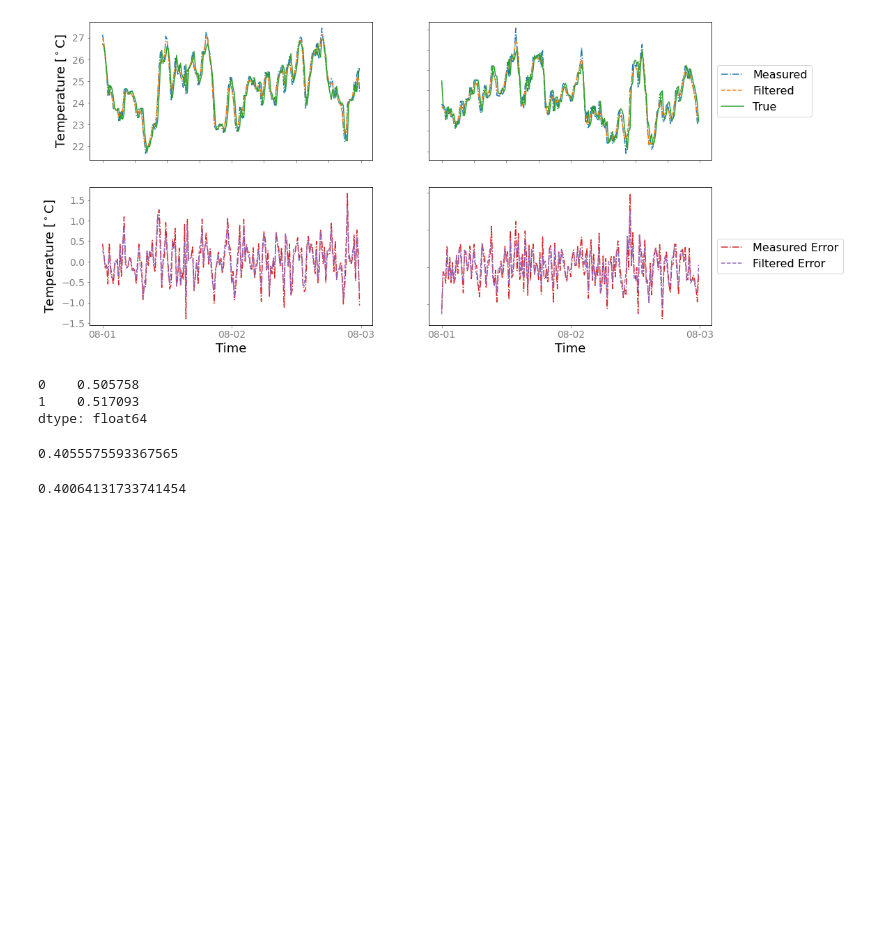
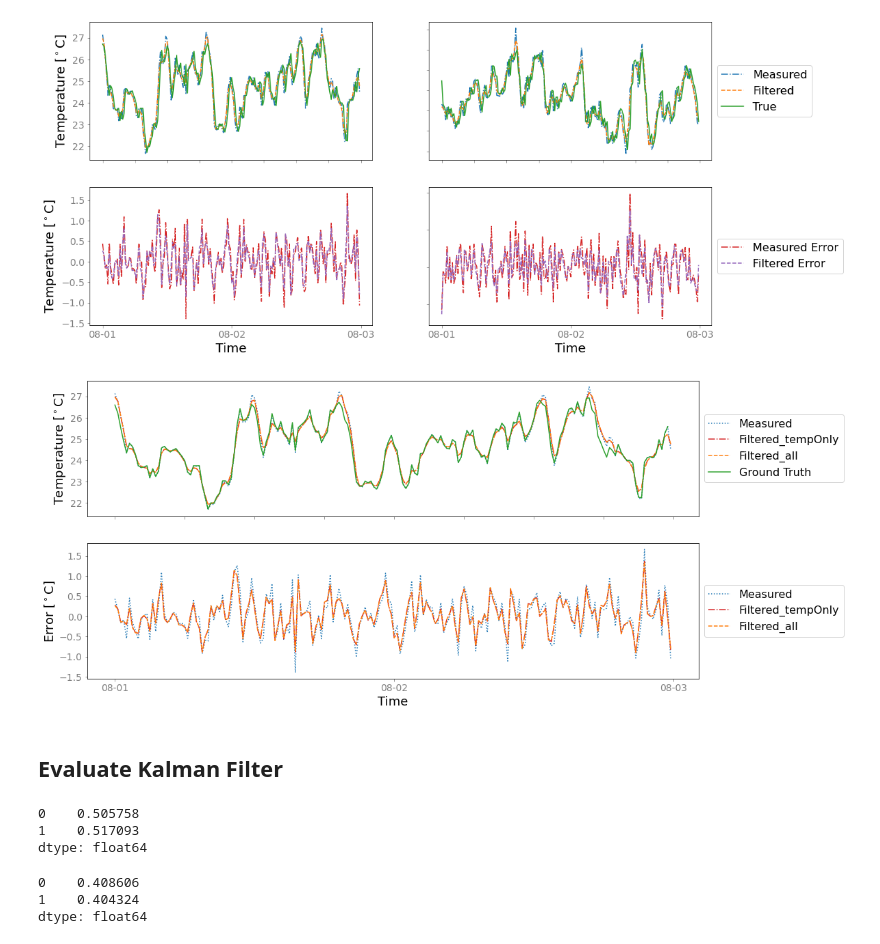
Before and after one commit to LBNL-ETA/AlphaBuilding-ResCommunity, a Jupyter notebook: bin/Section4.1 Kalman_Filter.ipynb, the cells around one changed output. Saved outputs shown, nothing was run; the diff lists cells and outputs as text; code cells hidden in the pictures; blank space fills up the shorter version.

```diff
--- a/bin/Section4.1 Kalman_Filter.ipynb
+++ b/bin/Section4.1 Kalman_Filter.ipynb
@@ -35,7 +36,7 @@ def generate_fig_name(fig_name):
     Generate the figure path and name
     To be used by plt.savefig function
     '''
-    return '{}/results/fig/other_heat_gain/{}'.format(PATH_TO_ROOT, fig_name)
+    return '{}/docs/fig/{}'.format(PATH_TO_ROOT, fig_name)
 # %% [markdown]
 ## Prepare the environment
 # %%
@@ -262,10 +257,10 @@ kf_tempOnly = kf_tempOnly.em(measurements, n_iter=5)
 # %%
-(smoothed_state_means_intHG, smoothed_state_covariances_intHG) = kf_intHG.smooth(measurements)
+(smoothed_state_means_tempOnly, smoothed_state_covariances_tempOnly) = kf_tempOnly.smooth(measurements)
 
-(smoothed_state_means_tempOnly, smoothed_state_covariances_tempOnly) = kf_tempOnly.smooth(measurements)
+(smoothed_state_means_otherHG, smoothed_state_covariances_otherHG) = kf_otherHG.smooth(measurements)
 # %%
 # Plot Kalman Filter
-Error_filter = smoothed_state_means_tempOnly - (T_in.values-Error.values)
+Error_filter_tempOnly = smoothed_state_means_tempOnly - (T_in.values-Error.values)
 
 xtick_frequency = 4
 fig, axs = plt.subplots(2, SAMPLE_SIZE, figsize=(16,8))
@@ -276,7 +271,7 @@ for i in range(SAMPLE_SIZE):
     axs[0,i].plot(T_in.index, T_in[i].values-Error[i].values, label='True', c=default_colors[2])
 
     axs[1,i].plot(T_in.index, Error[i].values, label='Measured Error', c=default_colors[3], linestyle='-.')
-    axs[1,i].plot(T_in.index, Error_filter[:,i], label='Filtered Error', c=default_colors[4], linestyle='--')
+    axs[1,i].plot(T_in.index, Error_filter_tempOnly[:,i], label='Filtered Error', c=default_colors[4], linestyle='--')
 
     axs[1,i].set_xlabel('Time')
 
@@ -302,18 +297,18 @@ plt.savefig(generate_fig_name('filter tempOnly'))
 [figure]
 # %%
 # Plot Kalman Filter
-Error_filter = smoothed_state_means_intHG - (T_in.values-Error.values)
+Error_filter_otherHG = smoothed_state_means_otherHG - (T_in.values-Error.values)
 
 xtick_frequency = 4
 fig, axs = plt.subplots(2, SAMPLE_SIZE, figsize=(16,8))
 
 for i in range(SAMPLE_SIZE):
     axs[0,i].plot(T_in.index, T_in[i].values, label='Measured', c=default_colors[0], linestyle='-.')
-    axs[0,i].plot(T_amb.index, smoothed_state_means_intHG[:,i], label='Filtered', c=default_colors[1], linestyle='--')
+    axs[0,i].plot(T_amb.index, smoothed_state_means_otherHG[:,i], label='Filtered', c=default_colors[1], linestyle='--')
     axs[0,i].plot(T_in.index, T_in[i].values-Error[i].values, label='True', c=default_colors[2])
 
     axs[1,i].plot(T_in.index, Error[i].values, label='Measured Error', c=default_colors[3], linestyle='-.')
-    axs[1,i].plot(T_in.index, Error_filter[:,i], label='Filtered Error', c=default_colors[4], linestyle='--')
+    axs[1,i].plot(T_in.index, Error_filter_otherHG[:,i], label='Filtered Error', c=default_colors[4], linestyle='--')
 
     axs[1,i].set_xlabel('Time')
 
@@ -334,20 +329,53 @@ axs[1,1].legend(loc='center left', bbox_to_anchor=(1, 0.5))
 for ax in fig.get_axes():
     ax.label_outer()
 
-plt.savefig(generate_fig_name('filter intHG'))
+plt.savefig(generate_fig_name('filter otherHG'))
 # %% [output]
 [figure]
-# %%
-Error.std()
-# %% [output]
-0    0.505758
-1    0.517093
-dtype: float64
-# %%
-Error_filter[:,0].std()
-# %% [output]
-0.4055575593367565
-# %%
-Error_filter[:,1].std()
-# %% [output]
-0.40064131733741454
+# %%
+xtick_frequency = 4
+fig, axs = plt.subplots(2, 1, figsize=(16,8))
+
+axs[0].plot(T_in.index, T_in[0].values, label='Measured', c=default_colors[0], linestyle=':')
+axs[0].plot(T_amb.index, smoothed_state_means_tempOnly[:,0], label='Filtered_tempOnly', c=default_colors[3], linestyle='-.')
+axs[0].plot(T_amb.index, smoothed_state_means_otherHG[:,0], label='Filtered_all', c=default_colors[1], linestyle='--')
+axs[0].plot(T_in.index[:-1], (T_in[0]-Error[0]).values[1:], label='Ground Truth', c=default_colors[2])
+
+axs[1].plot(T_in.index, Error[0].values, label='Measured', c=default_colors[0], linestyle=':')
+axs[1].plot(T_in.index, Error_filter_tempOnly[:,0], label='Filtered_tempOnly', c=default_colors[3], linestyle='-.')
+axs[1].plot(T_in.index, Error_filter_otherHG[:,0], label='Filtered_all', c=default_colors[1], linestyle='--')
+
+axs[1].set_xlabel('Time')
+
+locs, _ = plt.xticks()
+axs[1].set_xticks(locs[::xtick_frequency])
+axs[1].set_xticklabels(['08-01','08-02','08-03'])
+
+axs[0].set_ylabel('Temperature [$^\circ$C]')
+axs[1].set_ylabel('Error [$^\circ$C]')
+
+axs[0].legend(loc='center left', bbox_to_anchor=(1, 0.5))
+axs[1].legend(loc='center left', bbox_to_anchor=(1, 0.5))
+
+for ax in fig.get_axes():
+    ax.label_outer()
+
+plt.savefig(generate_fig_name('Kalman Filter'))
+# %% [output]
+[figure, added]
+# %% [markdown]
+## Evaluate Kalman Filter
+# %%
+# Measurement Error for the raw data without Kalman Filter
+Error.std()
+# %% [output]
+0    0.505758
+1    0.517093
+dtype: float64
+# %%
+# Measurement Error with Kalman Filter (tempOnly)
+pd.DataFrame(Error_filter_tempOnly).std()
+# %% [output]
+0    0.408606
+1    0.404324
+dtype: float64
```
Also changed, not shown: parts of 22 cells of this notebook, 19 other files.
